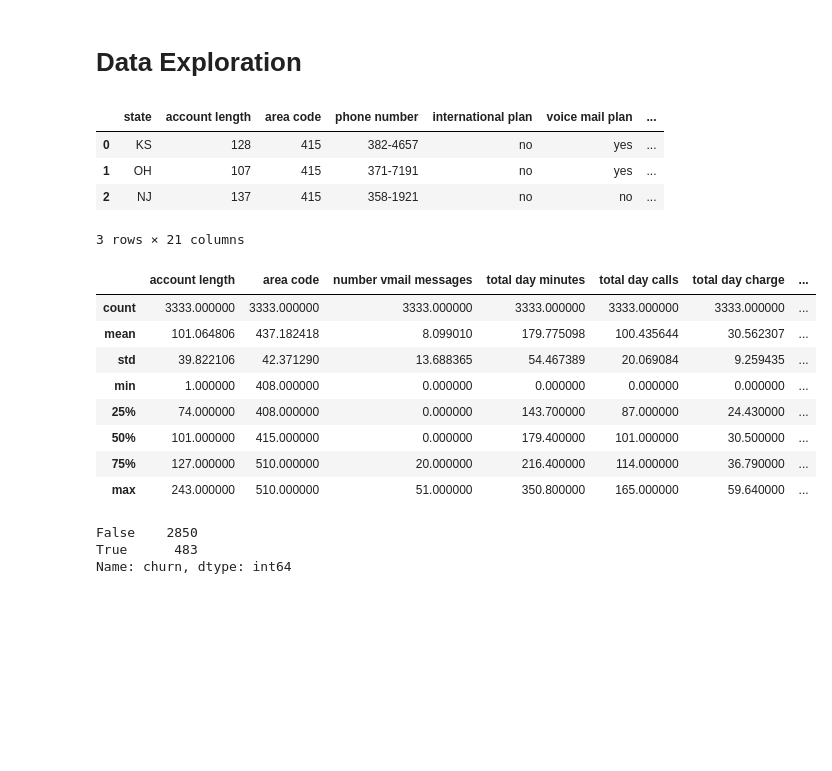
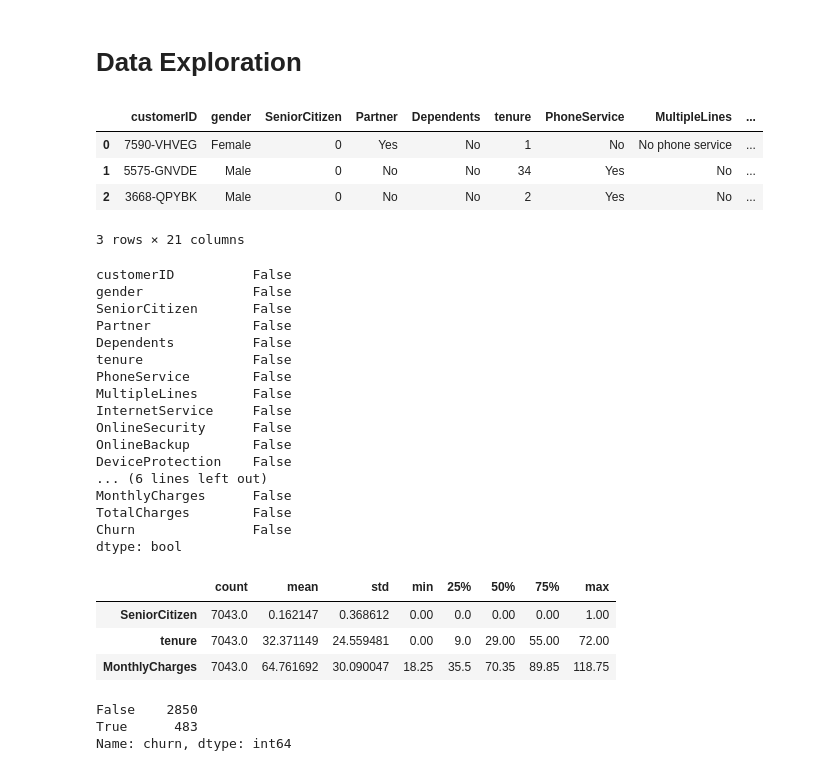
Before and after one commit to abanop66/data-science, a Jupyter notebook: 1 DS pro/churn project.ipynb, the cells around one changed output. Drawn from its saved outputs; the diff is of its cells as text; code cells hidden in the pictures; blank space fills up the shorter version.

```diff
--- a/1 DS pro/churn project.ipynb
+++ b/1 DS pro/churn project.ipynb
@@ -12,17 +12,17 @@ style.use('ggplot')
 import pandas as pd
 from sklearn.metrics import accuracy_score
 from sklearn.cluster import KMeans
-from sklearn import preprocessing,cross_validation
+#from sklearn import preprocessing,cross_validation
 
 
-churn = pd.read_csv('E:\graduation project\searches\dataset/Sh_Data.csv')
+churn = pd.read_csv('../datasets/Churn.csv')
 # %% [markdown]
 # Data Exploration
 # %%
 churn.head(3)
 # %% [output]
-|  | state | account length | area code | phone number | international plan | voice mail plan | ... |
-| 0 | KS | 128 | 415 | 382-4657 | no | yes | ... |
-| 1 | OH | 107 | 415 | 371-7191 | no | yes | ... |
-| 2 | NJ | 137 | 415 | 358-1921 | no | no | ... |
+|  | customerID | gender | SeniorCitizen | Partner | Dependents | tenure | PhoneService | MultipleLines | ... |
+| 0 | 7590-VHVEG | Female | 0 | Yes | No | 1 | No | No phone service | ... |
+| 1 | 5575-GNVDE | Male | 0 | No | No | 34 | Yes | No | ... |
+| 2 | 3668-QPYBK | Male | 0 | No | No | 2 | Yes | No | ... |
 3 rows × 21 columns
@@ -31,18 +29,33 @@ churn.head(3)
+# %%
+churn.isna().any()
+# %% [output]
+customerID          False
+gender              False
+SeniorCitizen       False
+Partner             False
+Dependents          False
+tenure              False
+PhoneService        False
+MultipleLines       False
+InternetService     False
+OnlineSecurity      False
+OnlineBackup        False
+DeviceProtection    False
+... (6 lines left out)
+MonthlyCharges      False
+TotalCharges        False
+Churn               False
+dtype: bool
 # %%
 #churn.dtypes
 # %%
 #explore numerical data
-churn.describe()
+churn.describe().transpose()
 # %% [output]
-|  | account length | area code | number vmail messages | total day minutes | total day calls | total day charge | ... |
-| count | 3333.000000 | 3333.000000 | 3333.000000 | 3333.000000 | 3333.000000 | 3333.000000 | ... |
-| mean | 101.064806 | 437.182418 | 8.099010 | 179.775098 | 100.435644 | 30.562307 | ... |
-| std | 39.822106 | 42.371290 | 13.688365 | 54.467389 | 20.069084 | 9.259435 | ... |
-| min | 1.000000 | 408.000000 | 0.000000 | 0.000000 | 0.000000 | 0.000000 | ... |
-| 25% | 74.000000 | 408.000000 | 0.000000 | 143.700000 | 87.000000 | 24.430000 | ... |
-| 50% | 101.000000 | 415.000000 | 0.000000 | 179.400000 | 101.000000 | 30.500000 | ... |
-| 75% | 127.000000 | 510.000000 | 20.000000 | 216.400000 | 114.000000 | 36.790000 | ... |
-| max | 243.000000 | 510.000000 | 51.000000 | 350.800000 | 165.000000 | 59.640000 | ... |
+|  | count | mean | std | min | 25% | 50% | 75% | max |
+| SeniorCitizen | 7043.0 | 0.162147 | 0.368612 | 0.00 | 0.0 | 0.00 | 0.00 | 1.00 |
+| tenure | 7043.0 | 32.371149 | 24.559481 | 0.00 | 9.0 | 29.00 | 55.00 | 72.00 |
+| MonthlyCharges | 7043.0 | 64.761692 | 30.090047 | 18.25 | 35.5 | 70.35 | 89.85 | 118.75 |
 # %%
 # manage if there is negative
 #churn1 = churn.drop(churn[churn.revenue < 0].index)
```
Also changed, not shown: parts of 1 cell of this notebook.
